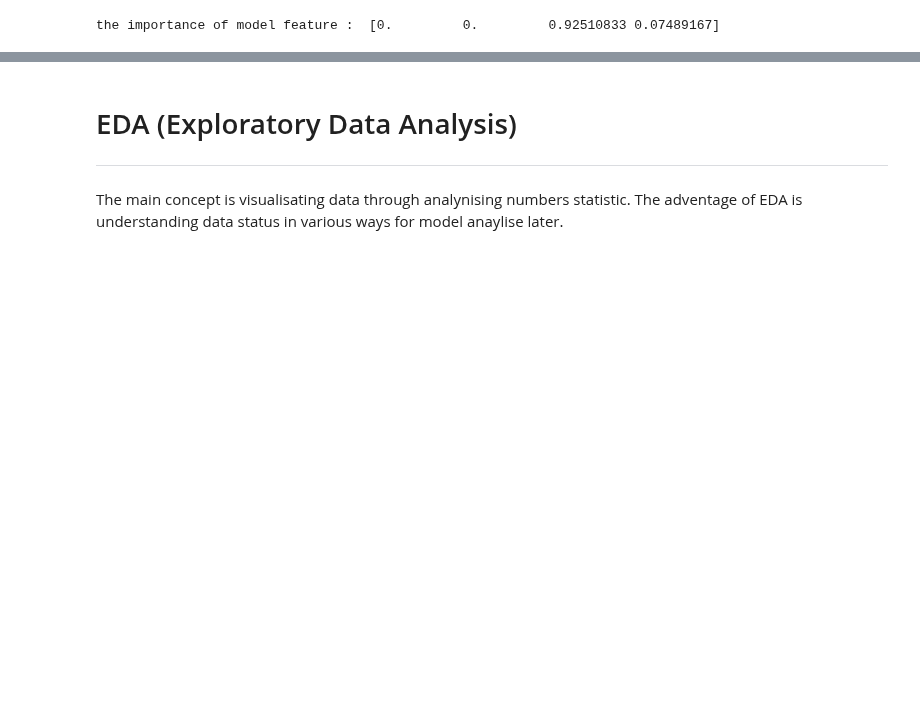
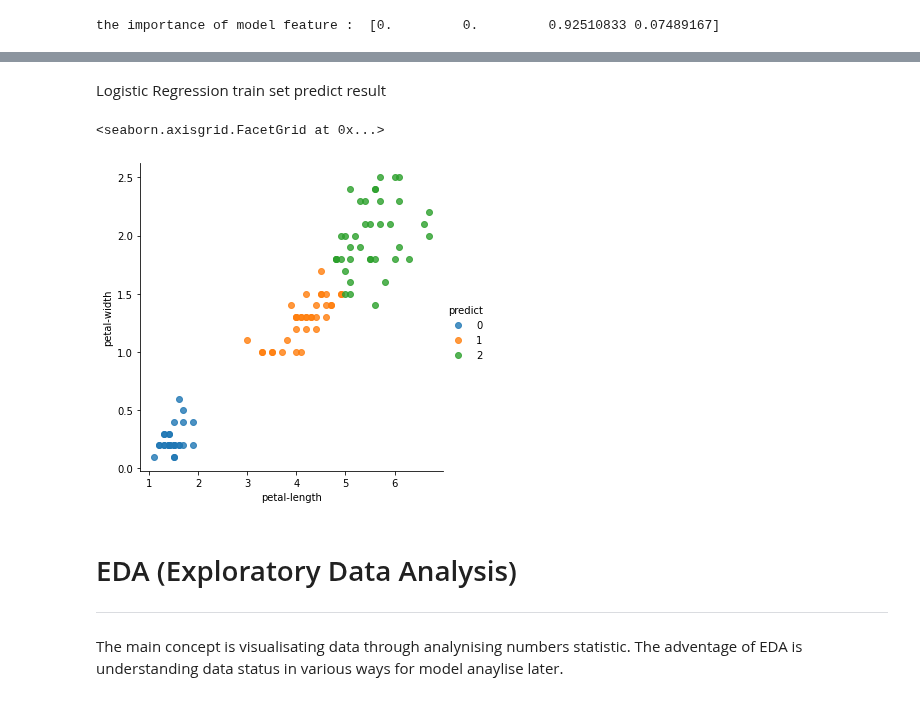
Before and after one commit to sysphcd/PythonProgrammingforData, a Jupyter notebook: Worksheets/15_2_Decision_Tree_coded_model.ipynb, the cells around one changed output, grey strips where cells are left out. Drawn from its saved outputs; the diff is of its cells as text; code cells hidden in the pictures; blank space fills up the shorter version.

```diff
--- a/Worksheets/15_2_Decision_Tree_coded_model.ipynb
+++ b/Worksheets/15_2_Decision_Tree_coded_model.ipynb
@@ -1559,0 +1676,5 @@ graph
+# %%
+# Use train set to predict the classfication
+predicted = logisticModel.predict(X_train)
+#comparing prediction result to actual train data to get accuracy
+print('Train accuracy for logistic regression model:', metrics.accuracy_score(y_train, predicted)* 100,'%\n\n')
@@ -1560,3 +1722,11 @@ graph
+# %% [markdown]
+Logistic Regression train set predict result
+# %%
+df_train['predict'] = predicted
+sns.lmplot("petal-length", "petal-width", hue='predict', data=df_train, fit_reg=False)
+# %% [output]
+<seaborn.axisgrid.FacetGrid at 0x...>
+[figure, added]
 # %% [markdown]
 # EDA (Exploratory Data Analysis)
 
```
Also changed, not shown: parts of 83 cells of this notebook.
